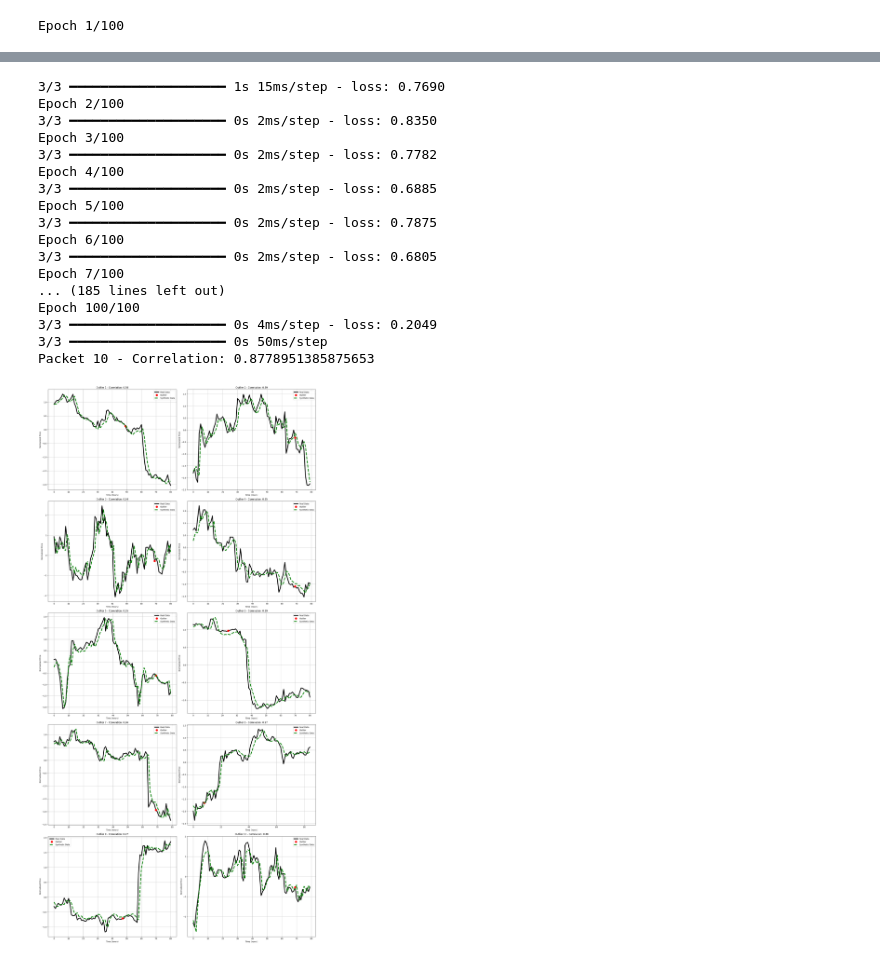
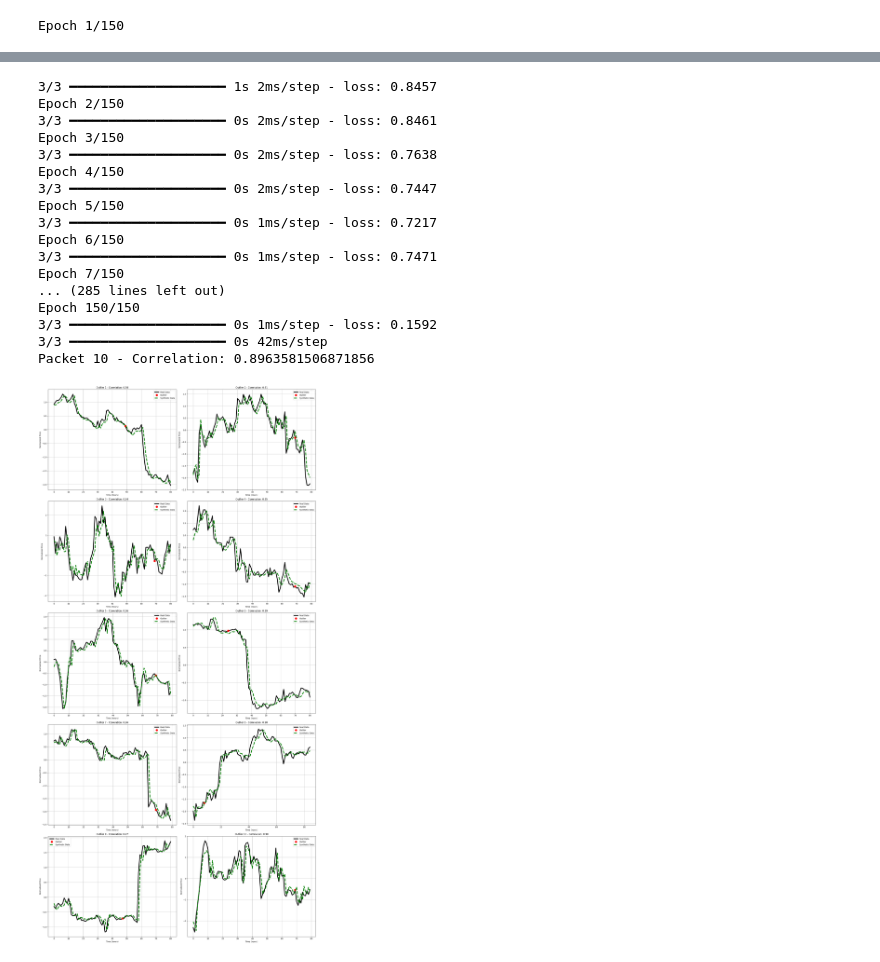
Before and after one commit to priyakundu159/Outliers-and-Crisis-Detection, a Jupyter notebook: Data Augmentation.ipynb, the cells around one changed output, grey strips where cells are left out. Saved outputs shown, nothing was run; the diff lists cells and outputs as text; code cells hidden in the pictures.

Commit message:
Step 1, 2, 4, 5 and 6 done.

```diff
--- a/Data Augmentation.ipynb
+++ b/Data Augmentation.ipynb
@@ -9,26 +9,13 @@ from tensorflow.keras.layers import LSTM, Dense
 from scipy.stats import pearsonr
 import matplotlib.pyplot as plt
 # %%
-def convert_timestamps(df):
-    df['date'] = pd.to_datetime(df['t'], unit='ms')
-    df.drop(columns=['t'], inplace=True)
-    return df
-
-def calculate_daily_returns(df, prev_close=None):
-    if prev_close is not None:
-        df.loc[df.index[0], 'prev_close'] = prev_close
-    else:
-        df['prev_close'] = df['c'].shift(1)
-    df['daily_return'] = (df['c'] - df['prev_close']) / df['prev_close']
-    df['abs_daily_return'] = df['daily_return'].abs()
-    return df
-
 def fetch_hourly_data(symbol, start_date, end_date, api_key):
     url = f"https://api.polygon.io/v2/aggs/ticker/{symbol}/range/1/hour/{start_date}/{end_date}?apiKey={api_key}"
     response = requests.get(url)
     hourly_data = pd.DataFrame(response.json()['results'])
-    hourly_data = convert_timestamps(hourly_data)
-    hourly_data = calculate_daily_returns(hourly_data)
+    hourly_data['date'] = pd.to_datetime(hourly_data['t'], unit='ms')
+    hourly_data.drop(columns=['t'], inplace=True)
+
     return hourly_data
 # %%
 # Load the dataset
@@ -82,7 +69,7 @@ for idx, (ax, (_, row)) in enumerate(zip(axs, date_ranges.iterrows())):
         Dense(1)
     ])
     model.compile(optimizer='adam', loss='mean_squared_error')
-    model.fit(X, y, epochs=100, verbose=1)
+    model.fit(X, y, epochs=150, verbose=1)
 
     # Predict and generate synthetic data
     predicted = model.predict(X)
@@ -112,4 +99,4 @@ for idx, (ax, (_, row)) in enumerate(zip(axs, date_ranges.iterrows())):
 plt.tight_layout()
 plt.show()
 # %% [output]
-Epoch 1/100
+Epoch 1/150
@@ -269,18 +256,18 @@ Epoch 1/100
-3/3 ━━━━━━━━━━━━━━━━━━━━ 1s 15ms/step - loss: 0.7690
-Epoch 2/100
-3/3 ━━━━━━━━━━━━━━━━━━━━ 0s 2ms/step - loss: 0.8350
-Epoch 3/100
-3/3 ━━━━━━━━━━━━━━━━━━━━ 0s 2ms/step - loss: 0.7782
-Epoch 4/100
-3/3 ━━━━━━━━━━━━━━━━━━━━ 0s 2ms/step - loss: 0.6885
-Epoch 5/100
-3/3 ━━━━━━━━━━━━━━━━━━━━ 0s 2ms/step - loss: 0.7875
-Epoch 6/100
-3/3 ━━━━━━━━━━━━━━━━━━━━ 0s 2ms/step - loss: 0.6805
-Epoch 7/100
-... (185 lines left out)
-Epoch 100/100
-3/3 ━━━━━━━━━━━━━━━━━━━━ 0s 4ms/step - loss: 0.2049
-3/3 ━━━━━━━━━━━━━━━━━━━━ 0s 50ms/step
-Packet 10 - Correlation: 0.8778951385875653
+3/3 ━━━━━━━━━━━━━━━━━━━━ 1s 2ms/step - loss: 0.8457
+Epoch 2/150
+3/3 ━━━━━━━━━━━━━━━━━━━━ 0s 2ms/step - loss: 0.8461
+Epoch 3/150
+3/3 ━━━━━━━━━━━━━━━━━━━━ 0s 2ms/step - loss: 0.7638
+Epoch 4/150
+3/3 ━━━━━━━━━━━━━━━━━━━━ 0s 2ms/step - loss: 0.7447
+Epoch 5/150
+3/3 ━━━━━━━━━━━━━━━━━━━━ 0s 1ms/step - loss: 0.7217
+Epoch 6/150
+3/3 ━━━━━━━━━━━━━━━━━━━━ 0s 1ms/step - loss: 0.7471
+Epoch 7/150
+... (285 lines left out)
+Epoch 150/150
+3/3 ━━━━━━━━━━━━━━━━━━━━ 0s 1ms/step - loss: 0.1592
+3/3 ━━━━━━━━━━━━━━━━━━━━ 0s 42ms/step
+Packet 10 - Correlation: 0.8963581506871856
-[figure, old version]
+[figure, new version]
```
Also changed, not shown: parts of 3 cells of this notebook, 16 other files.
